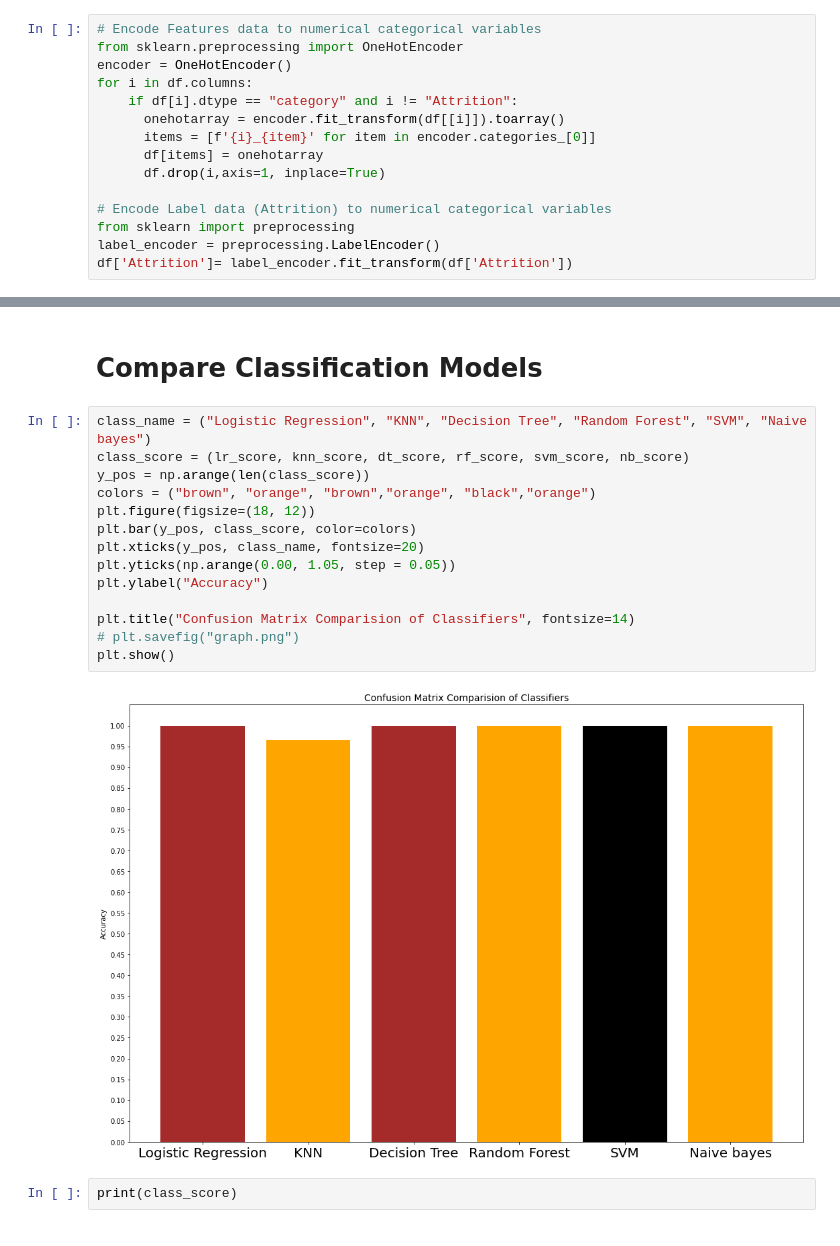
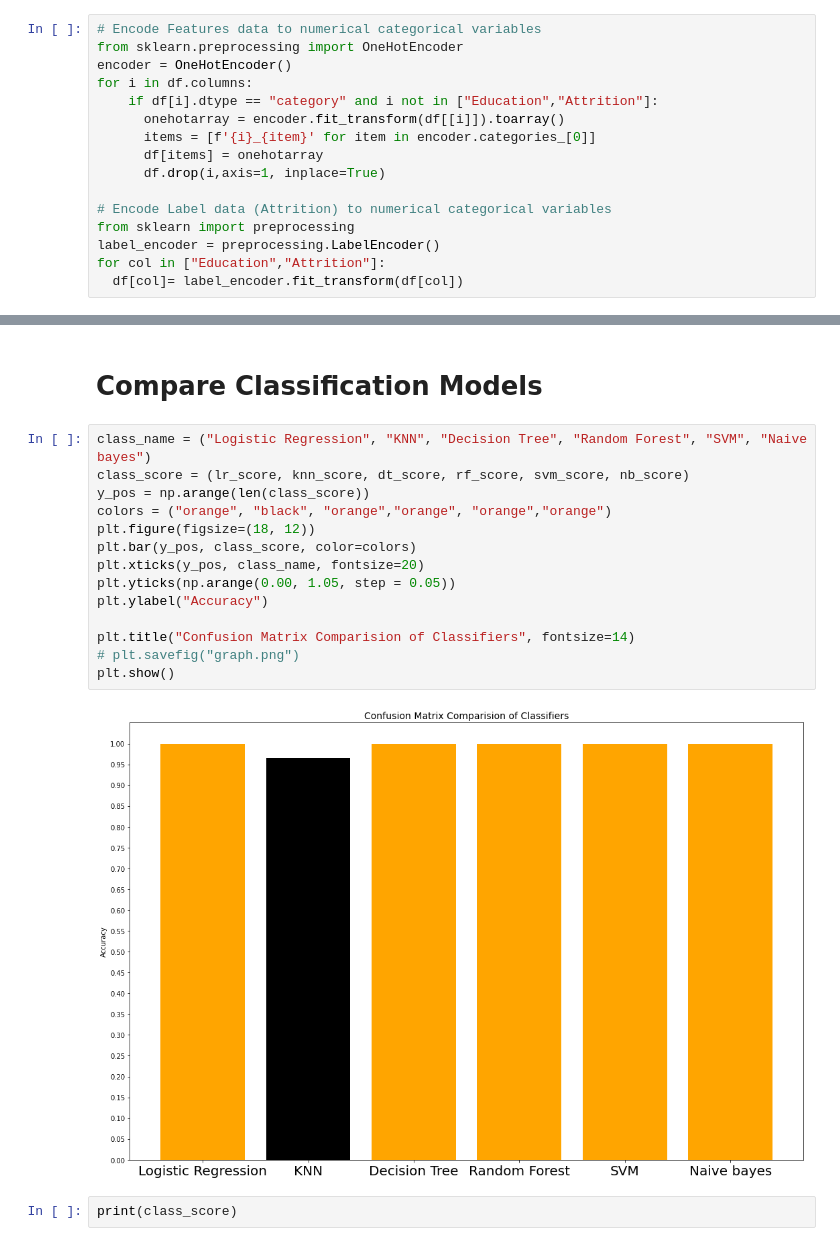
Before and after one commit to adunoluwa1/PBI-Employee-Attrition-Analysis, a Jupyter notebook: employee_attrition.ipynb, the cells around one changed output, grey strips where cells are left out. Cells and saved outputs as stored; diff of their text form.

```diff
--- a/employee_attrition.ipynb
+++ b/employee_attrition.ipynb
@@ -227,7 +227,7 @@ OneHot Encoding
 from sklearn.preprocessing import OneHotEncoder
 encoder = OneHotEncoder()
 for i in df.columns:
-    if df[i].dtype == "category" and i != "Attrition":
+    if df[i].dtype == "category" and i not in ["Education","Attrition"]:
       onehotarray = encoder.fit_transform(df[[i]]).toarray()
       items = [f'{i}_{item}' for item in encoder.categories_[0]]
       df[items] = onehotarray
@@ -236,7 +236,8 @@ for i in df.columns:
 # Encode Label data (Attrition) to numerical categorical variables
 from sklearn import preprocessing
 label_encoder = preprocessing.LabelEncoder()
-df['Attrition']= label_encoder.fit_transform(df['Attrition'])
+for col in ["Education","Attrition"]:
+  df[col]= label_encoder.fit_transform(df[col])
 # %% [markdown]
 Label Encoding
 # %%
@@ -701,19 +697,19 @@ plt.show()
 # %%
 class_name = ("Logistic Regression", "KNN", "Decision Tree", "Random Forest", "SVM", "Naive bayes")
 class_score = (lr_score, knn_score, dt_score, rf_score, svm_score, nb_score)
 y_pos = np.arange(len(class_score))
-colors = ("brown", "orange", "brown","orange", "black","orange")
+colors = ("orange", "black", "orange","orange", "orange","orange")
 plt.figure(figsize=(18, 12))
 plt.bar(y_pos, class_score, color=colors)
 plt.xticks(y_pos, class_name, fontsize=20)
 plt.yticks(np.arange(0.00, 1.05, step = 0.05))
 plt.ylabel("Accuracy")
 
 plt.title("Confusion Matrix Comparision of Classifiers", fontsize=14)
 # plt.savefig("graph.png")
 plt.show()
 # %% [output]
-[figure, old version]
+[figure, new version]
 # %%
 print(class_score)
 # %% [output]
```
Also changed, not shown: parts of 3 cells of this notebook, 3 other files.
